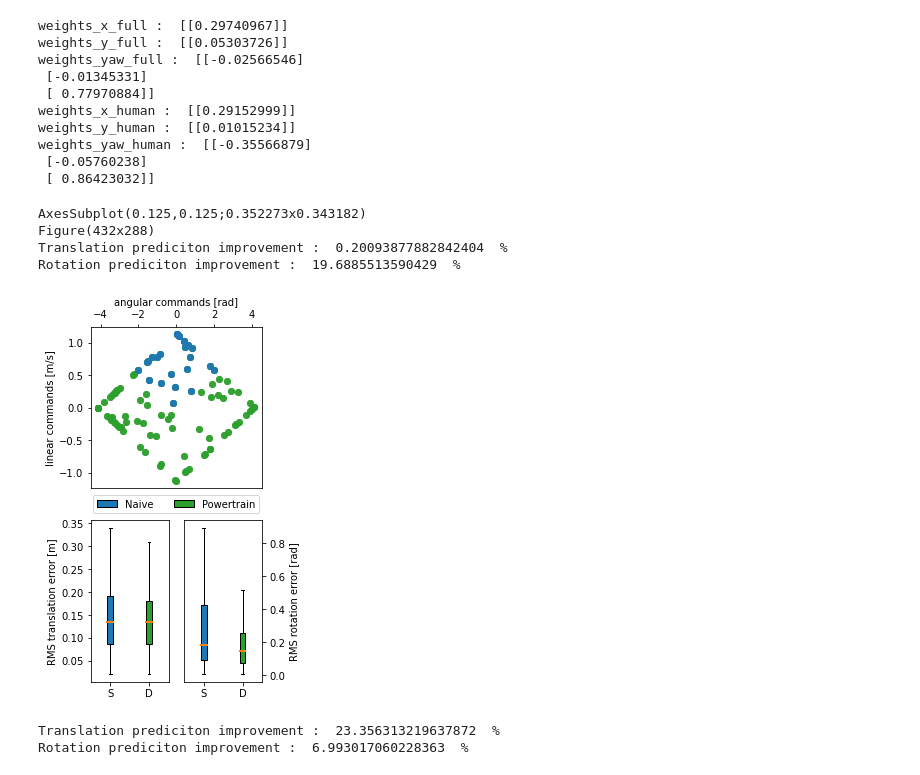
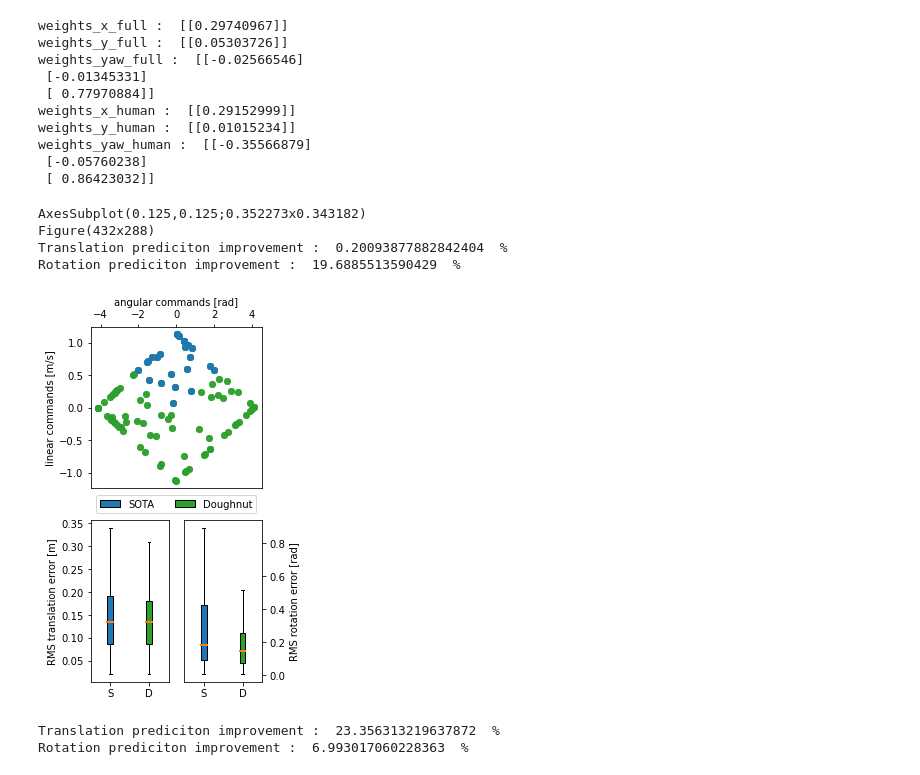
Before and after one commit to norlab-ulaval/norlab_WMRD, a Jupyter notebook: RAL2023/input_space_training.ipynb, the cells around one changed output. Cells and saved outputs as stored; diff of their text form; code cells hidden in the pictures.

```diff
--- a/RAL2023/input_space_training.ipynb
+++ b/RAL2023/input_space_training.ipynb
@@ -618,36 +618,36 @@ axs0.xaxis.set_label_position("top")
 axs0.xaxis.tick_top()
 
 axs1.set_ylabel('RMS translation error [m]')
 axs2.yaxis.set_label_position("right")
 axs2.yaxis.tick_right()
 axs2.set_ylabel('RMS rotation error [rad]')
 
 axs1.set_xticks([0, 1])
 axs1.set_xticklabels(['S', 'D'])
 axs2.set_xticklabels(['S', 'D'])
 # axs2.set_yscale('log')
 
 
 translation_improvement = (np.median(blr_slip_prediction_errors_human_translation) - np.median(blr_slip_prediction_errors_full_input_space_translation)) / np.median(blr_slip_prediction_errors_human_translation) * 100
 rotation_improvement = (np.median(blr_slip_prediction_errors_human_rotation) - np.median(blr_slip_prediction_errors_full_input_space_rotation)) / np.median(blr_slip_prediction_errors_human_rotation) * 100
 
 print('Translation prediciton improvement : ', translation_improvement,  ' %')
 print('Rotation prediciton improvement : ', rotation_improvement, ' %')
 
-legend_elements = [Rectangle((0,0), width=5, height=3, facecolor=sota_color, label='Naive', linestyle='solid', edgecolor='k'),
-                   Rectangle((0,0), width=5, height=3, facecolor=doughnut_color, label='Powertrain', linestyle='solid', edgecolor='k')]
+legend_elements = [Rectangle((0,0), width=5, height=3, facecolor=sota_color, label='SOTA', linestyle='solid', edgecolor='k'),
+                   Rectangle((0,0), width=5, height=3, facecolor=doughnut_color, label='Doughnut', linestyle='solid', edgecolor='k')]
 
 fig.legend(handles=legend_elements, loc='center', ncol=6, bbox_to_anchor=(0.54,0.475))
 
 
 #
 plt.savefig('figs/sota_vs_doughnut_2_seconds.jpg')
 # %% [output]
 AxesSubplot(0.125,0.125;0.352273x0.343182)
 Figure(432x288)
 Translation prediciton improvement :  0.20093877882842404  %
 Rotation prediciton improvement :  19.6885513590429  %
-[figure, old version]
+[figure, new version]
 # %%
 # Evaluation for 6 second horizons
 
```
Also changed, not shown: parts of 1 cell of this notebook, 9 other files.
